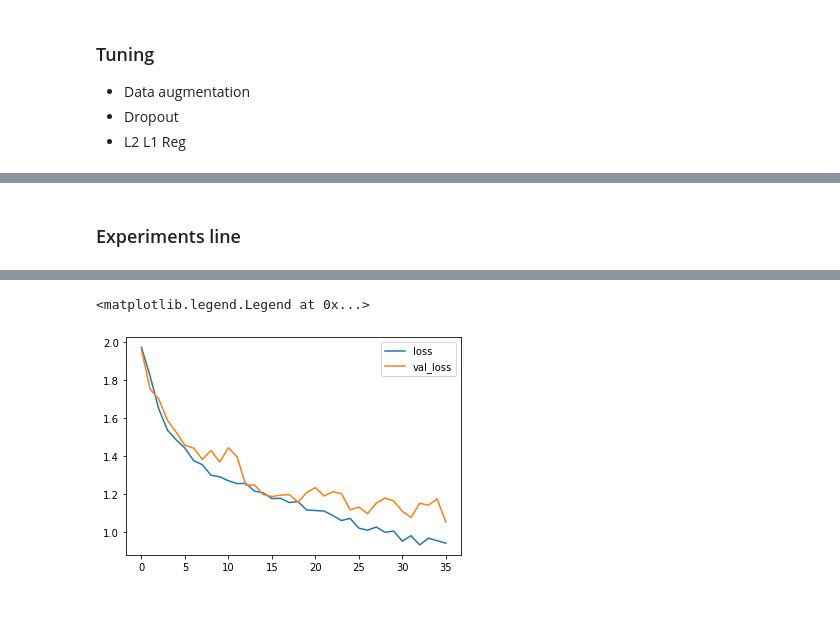
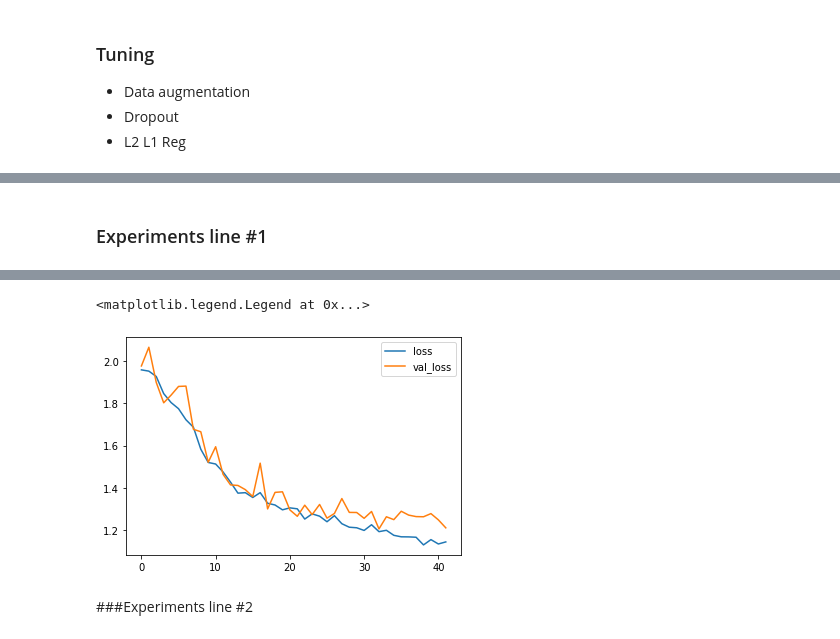
Before and after one commit to Siarhei-Y/tea_recognition, a Jupyter notebook: Tea_recognition.ipynb, the cells around one changed output, grey strips where cells are left out. Saved outputs shown, nothing was run; the diff lists cells and outputs as text; code cells hidden in the pictures; blank space fills up the shorter version.

```diff
--- a/Tea_recognition.ipynb
+++ b/Tea_recognition.ipynb
@@ -220,5 +220,5 @@ Epoch 57/100
 # %% [markdown]
-### Experiments line
+### Experiments line #1
 # %%
 EPOCHS = 100
 LR = 0.001
@@ -236,29 +236,26 @@ data_augmentation = tf.keras.Sequential(
   ]
 )
 # %%
-
 model = tf.keras.Sequential([
     data_augmentation,
     tf.keras.layers.experimental.preprocessing.Rescaling(1./255, input_shape=(IMG_HEIGHT, IMG_WIDTH, 3)),
-    tf.keras.layers.Conv2D(32, (3,3), strides=(1, 1), padding='same'),
+    tf.keras.layers.Conv2D(32, (3,3), strides=(1, 1), padding='same', activation='relu'),
     tf.keras.layers.MaxPool2D(),
-    # tf.keras.layers.Conv2D(32, (3,3), strides=(1, 1), padding='same'),
-    # tf.keras.layers.MaxPool2D(),
-    # tf.keras.layers.Conv2D(32, (3,3), strides=(1, 1), padding='same'),
-    # tf.keras.layers.MaxPool2D(),
+    tf.keras.layers.Conv2D(32, (3,3), strides=(1, 1), padding='same', activation='relu'),
+    tf.keras.layers.MaxPool2D(),
+    tf.keras.layers.Conv2D(32, (3,3), strides=(1, 1), padding='same', activation='relu'),
+    tf.keras.layers.MaxPool2D(),
     tf.keras.layers.Conv2D(64, (3,3), strides=(1, 1), padding='same', activation='relu'),
     tf.keras.layers.MaxPool2D(),
-    # tf.keras.layers.Dropout(0.2),
     tf.keras.layers.Conv2D(64, (3,3), strides=(1, 1), padding='same', activation='relu'),
     tf.keras.layers.MaxPool2D(),
-    # tf.keras.layers.Dropout(0.2),
     tf.keras.layers.Conv2D(128, (3,3), strides=(1, 1), padding='same', activation='relu'),
     tf.keras.layers.MaxPool2D(),
     tf.keras.layers.Conv2D(128, (3,3), strides=(1, 1), padding='same', activation='relu'),
     tf.keras.layers.MaxPool2D(),
     tf.keras.layers.Dropout(0.2),
     tf.keras.layers.Flatten(),
-    tf.keras.layers.Dense(128, activation='relu'),
+    tf.keras.layers.Dense(300, activation='relu'),
     tf.keras.layers.Dense(K)
 ])
 
@@ -271,7 +268,7 @@ r = model.fit(
   x_train,
   validation_data=x_val,
   epochs=EPOCHS,
-  callbacks=[callback]
+  callbacks=[callback],
 )
 
 plt.plot(r.history['loss'], label='loss')
@@ -298,2 +295,4 @@ Epoch 36/100
 <matplotlib.legend.Legend at 0x...>
-[figure, old version]
+[figure, new version]
+# %% [markdown]
+###Experiments line #2
```
Also changed, not shown: parts of 7 cells of this notebook.
